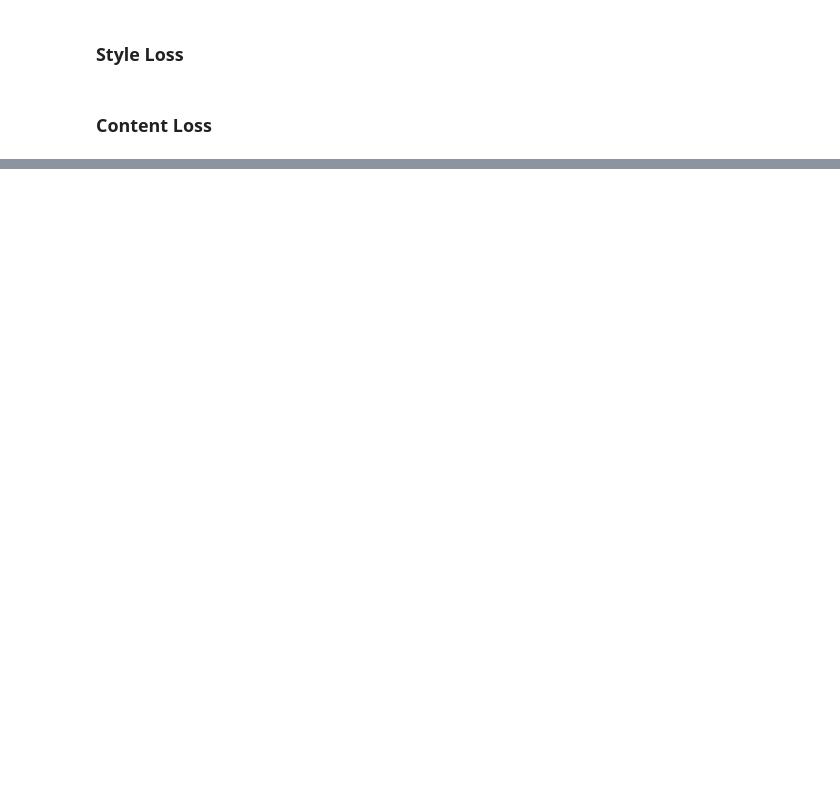
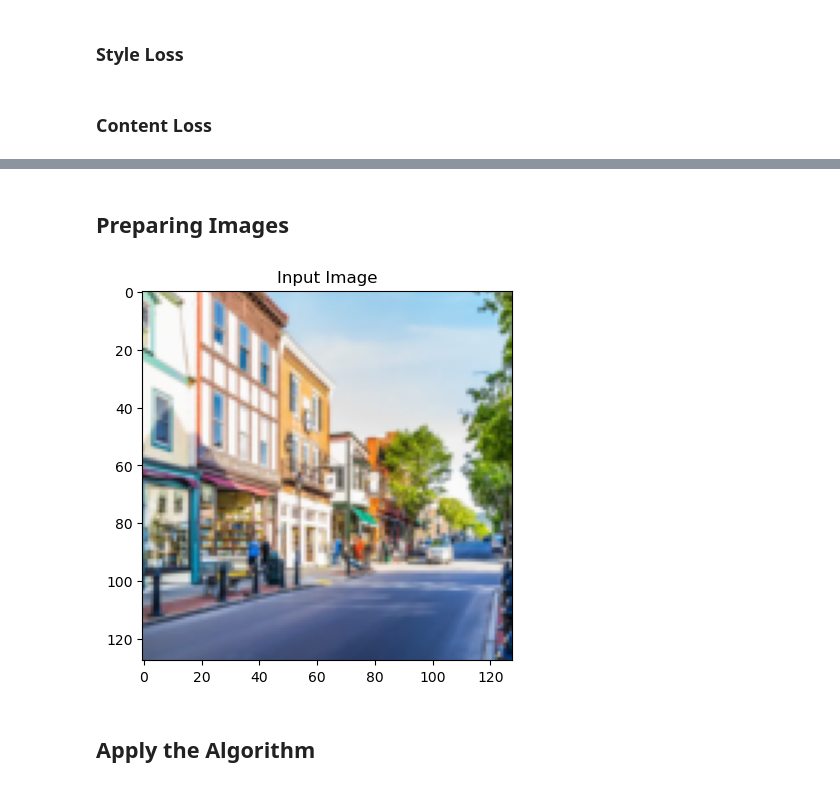
Before and after one commit to syfxie/Blend, a Jupyter notebook: style_transfer.ipynb, the cells around one changed output, grey strips where cells are left out. Saved outputs shown, nothing was run; the diff lists cells and outputs as text; code cells hidden in the pictures; blank space fills up the shorter version.

```diff
--- a/style_transfer.ipynb
+++ b/style_transfer.ipynb
@@ -172,0 +253,11 @@ class ContentLoss(nn.Module):
+# %% [markdown]
+## Preparing Images
+# %%
+input_image = content_image.clone()  # we will use the content image as input
+
+plt.figure()
+show_image(input_image, title='Input Image')
+# %% [output]
+[figure, added]
+# %% [markdown]
+## Apply the Algorithm
```
Also changed, not shown: parts of 24 cells of this notebook, 9 other files.
